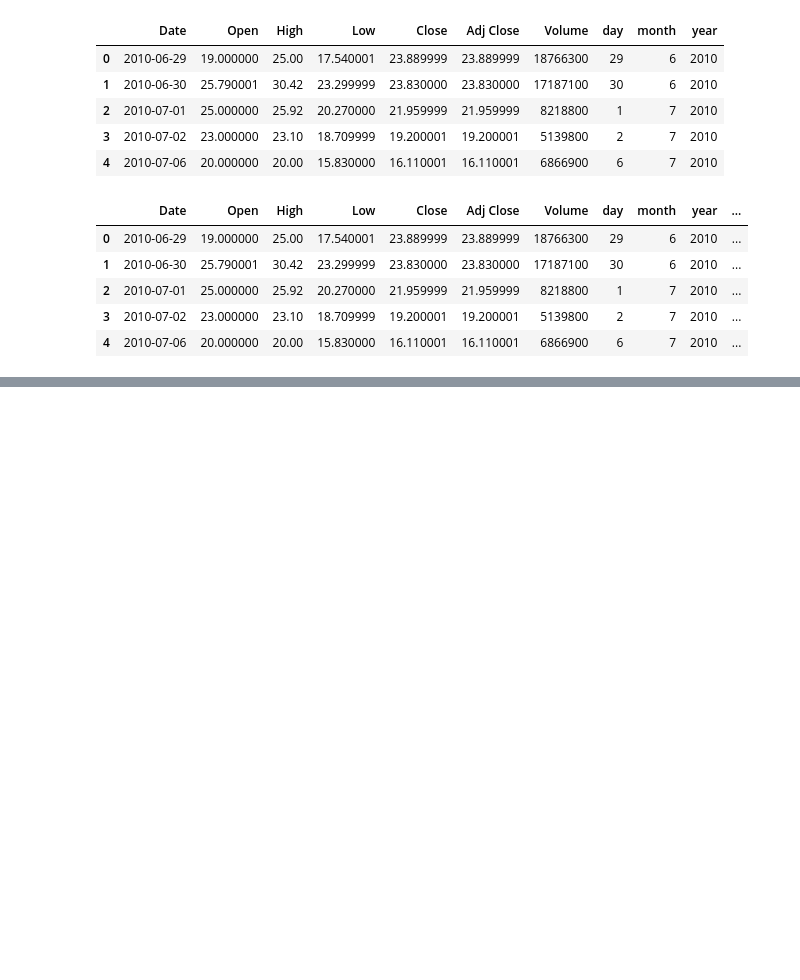
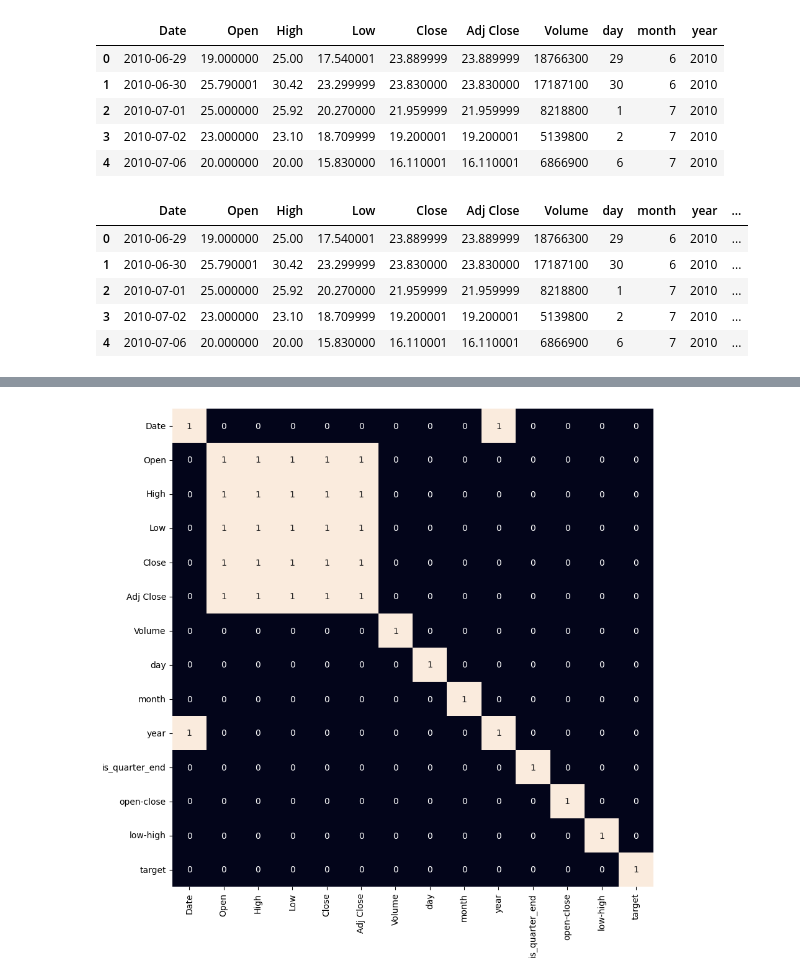
Before and after one commit to saru254/Stock-Price-Prediction, a Jupyter notebook: stock-price-prediction.ipynb, the cells around one changed output, grey strips where cells are left out. Saved outputs shown, nothing was run; the diff lists cells and outputs as text; code cells hidden in the pictures; blank space fills up the shorter version.

```diff
--- a/stock-price-prediction.ipynb
+++ b/stock-price-prediction.ipynb
@@ -144,0 +172,10 @@ df.head()
+# %%
+plt.figure(figsize=(10, 10))
+
+# As our concern is with the highly
+# correlated features only so, we will visualize
+# our heatmap as per that criteria only.
+sns.heatmap(df.corr() > 0.9, annot=True, cbar=False)
+plt.show()
+# %% [output]
+[figure, added]
```
Also changed, not shown: parts of 4 cells of this notebook.
